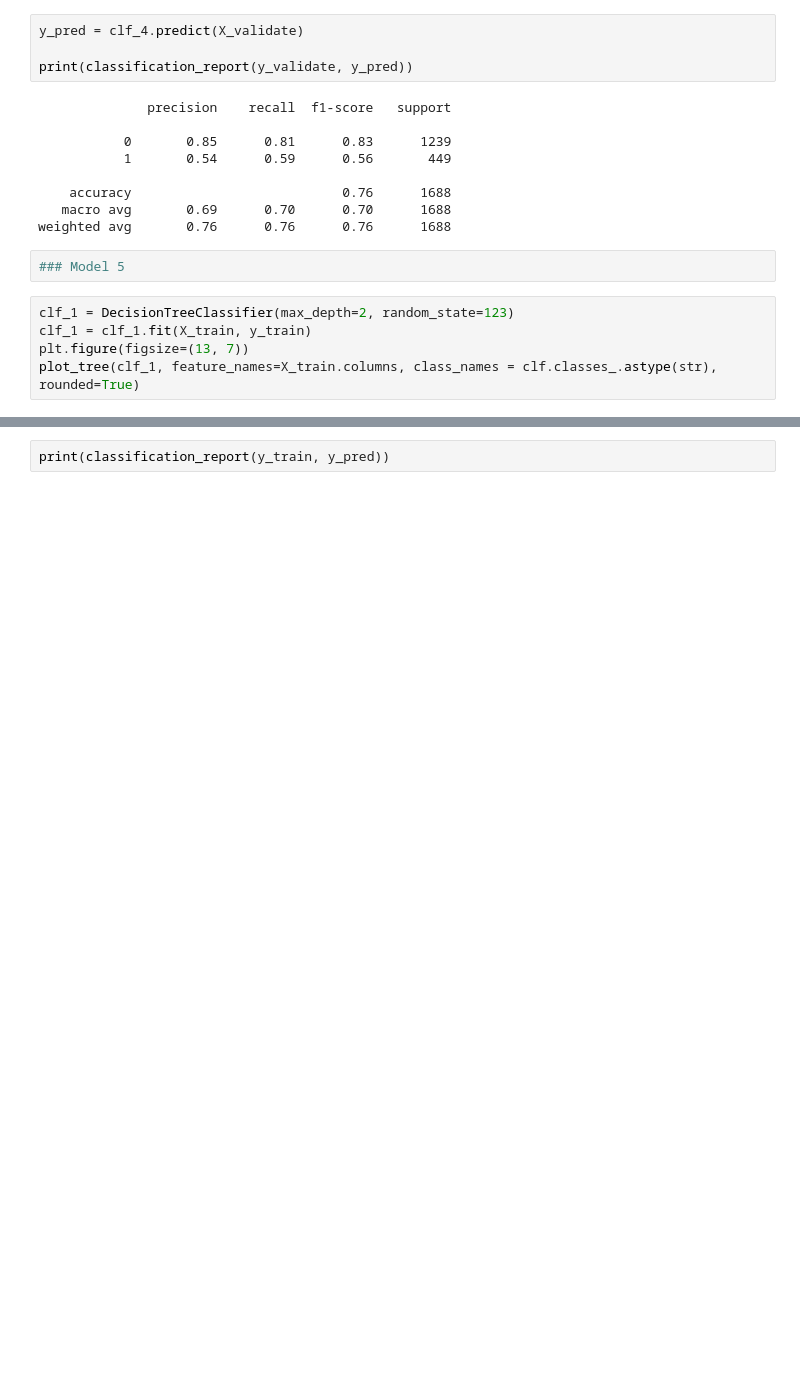
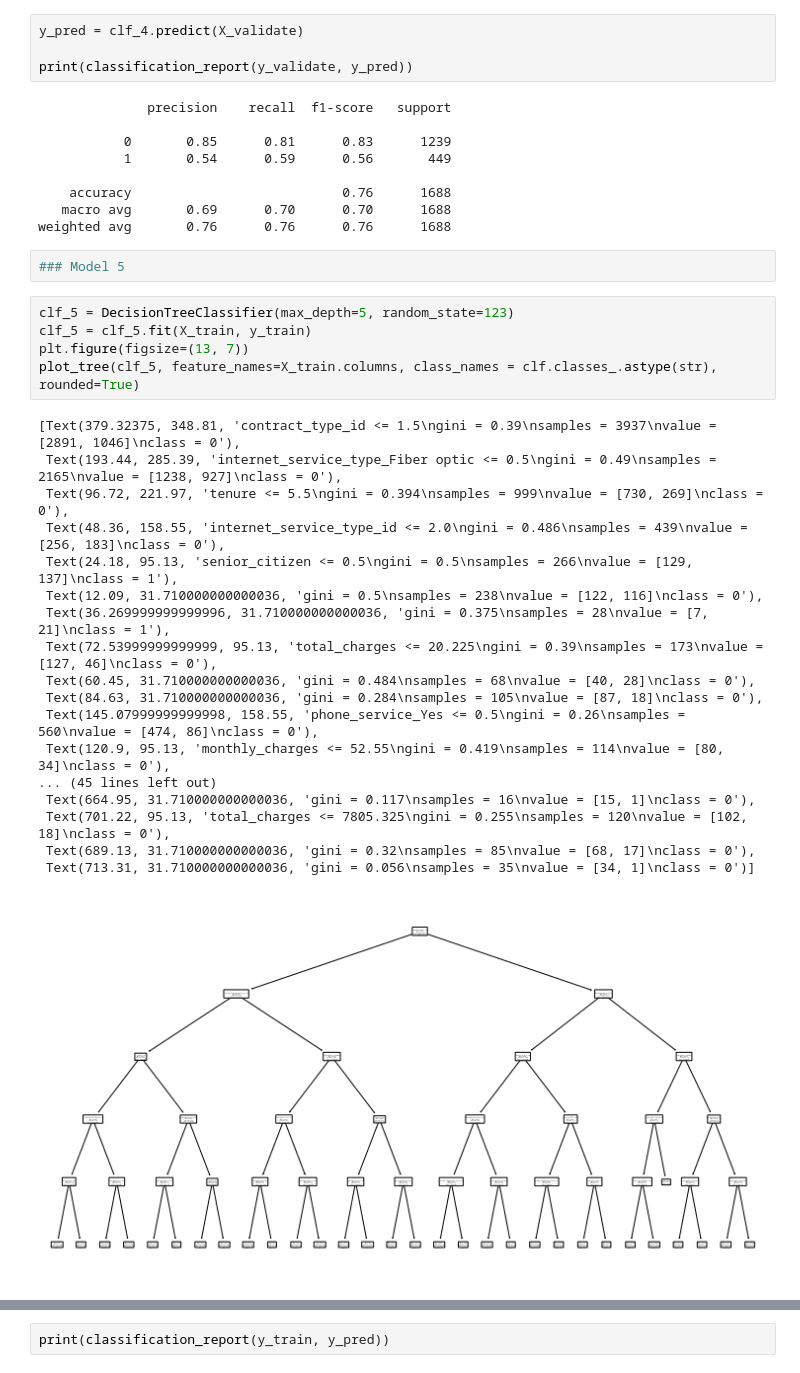
Before and after one commit to mindyshiben/classification-exercises, a Jupyter notebook: Model.ipynb, the cells around one changed output, grey strips where cells are left out. Drawn from its saved outputs; the diff is of its cells as text; blank space fills up the shorter version.

```diff
--- a/Model.ipynb
+++ b/Model.ipynb
@@ -940,8 +1021,27 @@ weighted avg       0.76      0.76      0.76      1688
 # %%
 ### Model 5
 # %%
-clf_1 = DecisionTreeClassifier(max_depth=2, random_state=123)
-clf_1 = clf_1.fit(X_train, y_train)
+clf_5 = DecisionTreeClassifier(max_depth=5, random_state=123)
+clf_5 = clf_5.fit(X_train, y_train)
 plt.figure(figsize=(13, 7))
-plot_tree(clf_1, feature_names=X_train.columns, class_names = clf.classes_.astype(str), rounded=True)
+plot_tree(clf_5, feature_names=X_train.columns, class_names = clf.classes_.astype(str), rounded=True)
+# %% [output]
+[Text(379.32375, 348.81, 'contract_type_id <= 1.5\ngini = 0.39\nsamples = 3937\nvalue = [2891, 1046]\nclass = 0'),
+ Text(193.44, 285.39, 'internet_service_type_Fiber optic <= 0.5\ngini = 0.49\nsamples = 2165\nvalue = [1238, 927]\nclass = 0'),
+ Text(96.72, 221.97, 'tenure <= 5.5\ngini = 0.394\nsamples = 999\nvalue = [730, 269]\nclass = 0'),
+ Text(48.36, 158.55, 'internet_service_type_id <= 2.0\ngini = 0.486\nsamples = 439\nvalue = [256, 183]\nclass = 0'),
+ Text(24.18, 95.13, 'senior_citizen <= 0.5\ngini = 0.5\nsamples = 266\nvalue = [129, 137]\nclass = 1'),
+ Text(12.09, 31.710000000000036, 'gini = 0.5\nsamples = 238\nvalue = [122, 116]\nclass = 0'),
+ Text(36.269999999999996, 31.710000000000036, 'gini = 0.375\nsamples = 28\nvalue = [7, 21]\nclass = 1'),
+ Text(72.53999999999999, 95.13, 'total_charges <= 20.225\ngini = 0.39\nsamples = 173\nvalue = [127, 46]\nclass = 0'),
+ Text(60.45, 31.710000000000036, 'gini = 0.484\nsamples = 68\nvalue = [40, 28]\nclass = 0'),
+ Text(84.63, 31.710000000000036, 'gini = 0.284\nsamples = 105\nvalue = [87, 18]\nclass = 0'),
+ Text(145.07999999999998, 158.55, 'phone_service_Yes <= 0.5\ngini = 0.26\nsamples = 560\nvalue = [474, 86]\nclass = 0'),
+ Text(120.9, 95.13, 'monthly_charges <= 52.55\ngini = 0.419\nsamples = 114\nvalue = [80, 34]\nclass = 0'),
+... (45 lines left out)
+ Text(664.95, 31.710000000000036, 'gini = 0.117\nsamples = 16\nvalue = [15, 1]\nclass = 0'),
+ Text(701.22, 95.13, 'total_charges <= 7805.325\ngini = 0.255\nsamples = 120\nvalue = [102, 18]\nclass = 0'),
+ Text(689.13, 31.710000000000036, 'gini = 0.32\nsamples = 85\nvalue = [68, 17]\nclass = 0'),
+ Text(713.31, 31.710000000000036, 'gini = 0.056\nsamples = 35\nvalue = [34, 1]\nclass = 0')]
+[figure, added]
 # %%
```
Also changed, not shown: parts of 32 cells of this notebook.
